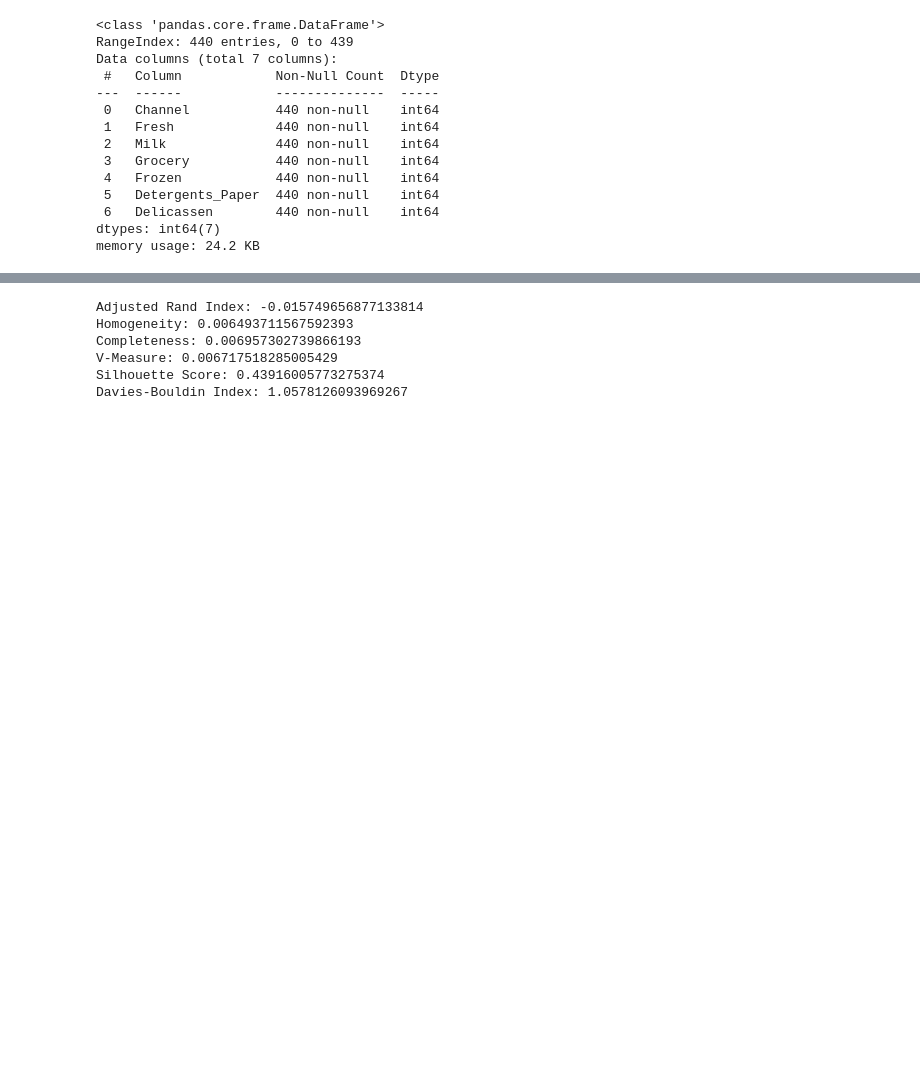
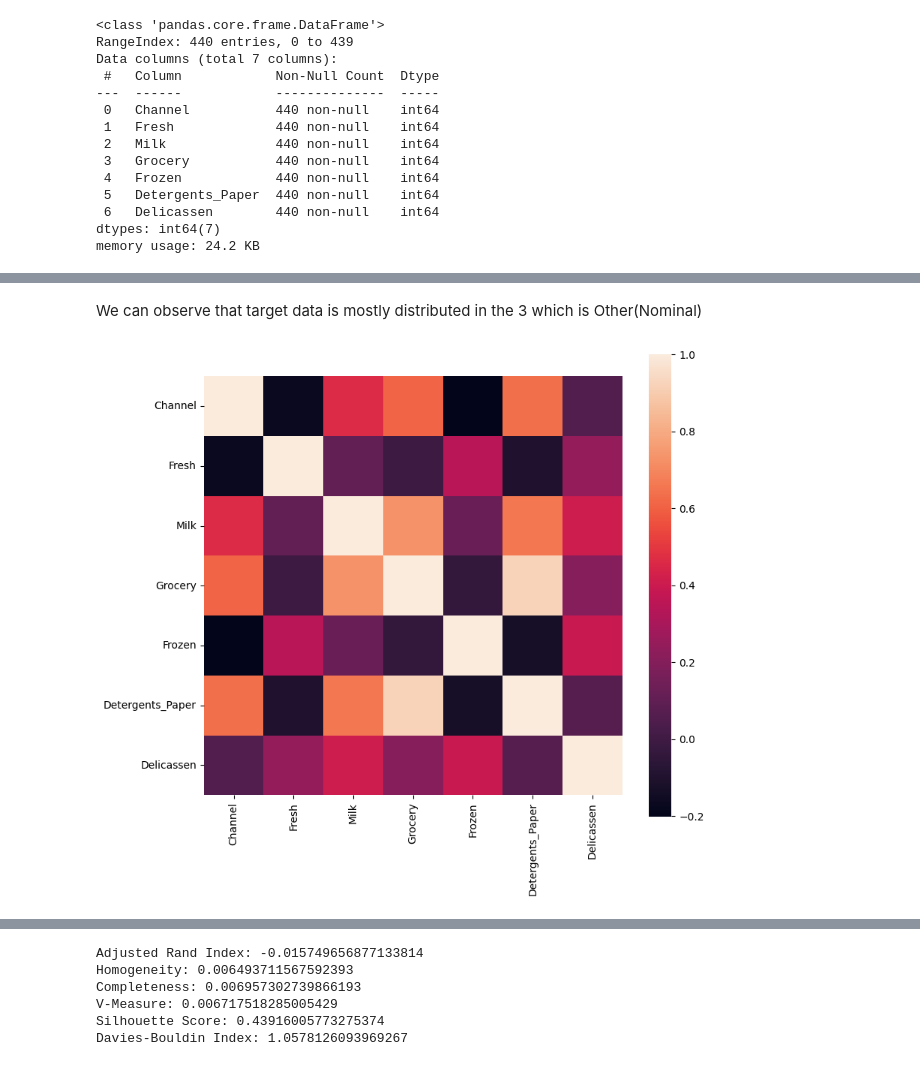
Before and after one commit to Wolff404/Clustering, a Jupyter notebook: Clustering_of_Wholesale_Customers.ipynb, the cells around one changed output, grey strips where cells are left out. Drawn from its saved outputs; the diff is of its cells as text; code cells hidden in the pictures; blank space fills up the shorter version.

```diff
--- a/Clustering_of_Wholesale_Customers.ipynb
+++ b/Clustering_of_Wholesale_Customers.ipynb
@@ -53,0 +84,8 @@ memory usage: 24.2 KB
+# %% [markdown]
+We can observe that target data is mostly distributed in the 3 which is Other(Nominal)
+# %%
+corrmat = dataset.corr()
+fig, ax = plt.subplots(figsize=(9,8))
+sb.heatmap(corrmat,ax=ax, square=True);
+# %% [output]
+[figure, added]
```
Also changed, not shown: parts of 36 cells of this notebook, 1 other file.
